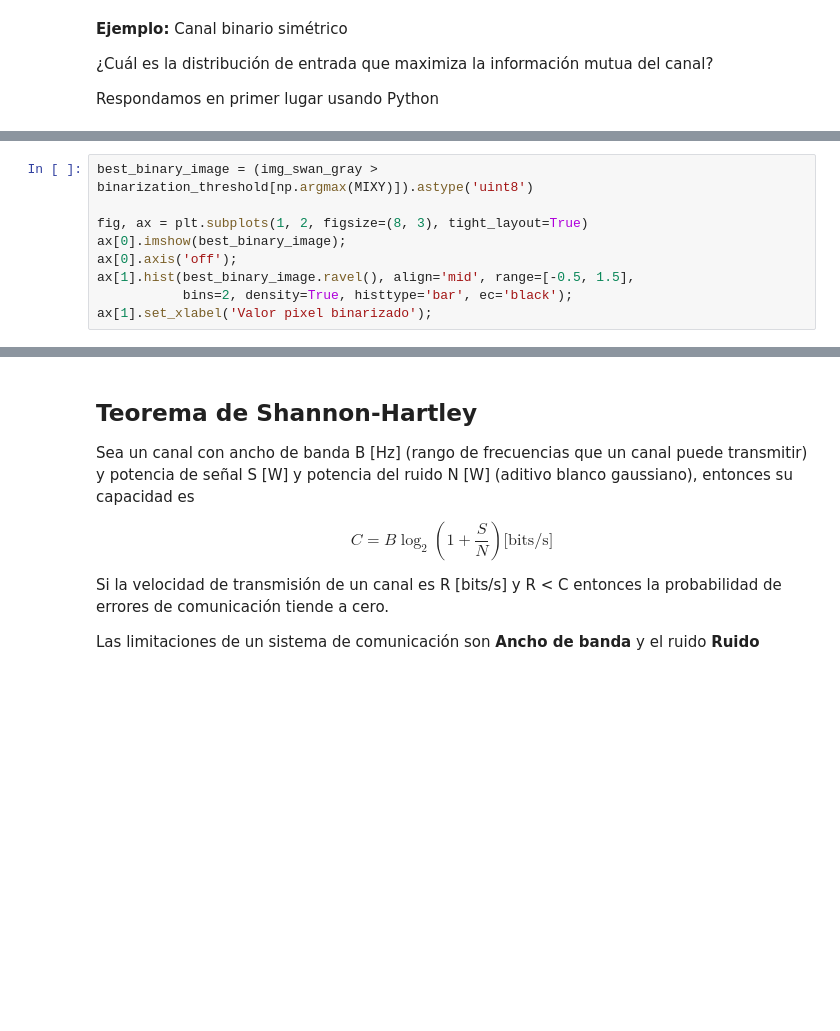
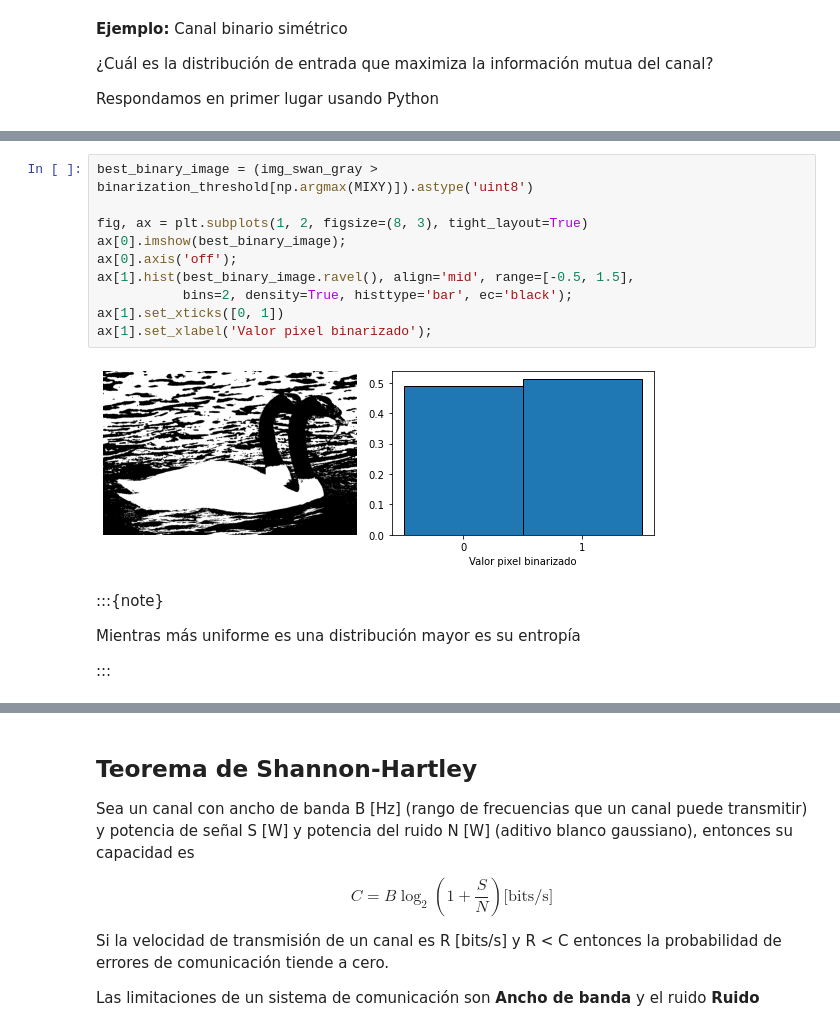
Before and after one commit to phuijse/UACH-INFO185, a Jupyter notebook: chapters/information-theory/coding2.ipynb, the cells around one changed output, grey strips where cells are left out. Drawn from its saved outputs; the diff is of its cells as text; blank space fills up the shorter version.

```diff
--- a/chapters/information-theory/coding2.ipynb
+++ b/chapters/information-theory/coding2.ipynb
@@ -267,12 +320,21 @@ Recordemos que mientras más uniforme es una distribución mayor es su entropía
 # %%
 best_binary_image = (img_swan_gray > binarization_threshold[np.argmax(MIXY)]).astype('uint8')
 
 fig, ax = plt.subplots(1, 2, figsize=(8, 3), tight_layout=True)
 ax[0].imshow(best_binary_image);
 ax[0].axis('off');
 ax[1].hist(best_binary_image.ravel(), align='mid', range=[-0.5, 1.5],
            bins=2, density=True, histtype='bar', ec='black');
+ax[1].set_xticks([0, 1])
 ax[1].set_xlabel('Valor pixel binarizado');
+# %% [output]
+[figure, added]
+# %% [markdown]
+:::{note}
+
+Mientras más uniforme es una distribución mayor es su entropía
+
+:::
 # %% [markdown]
 Veamos ahora si podemos llegar a la misma solución de forma teórica
 
```
Also changed, not shown: parts of 33 cells of this notebook.
